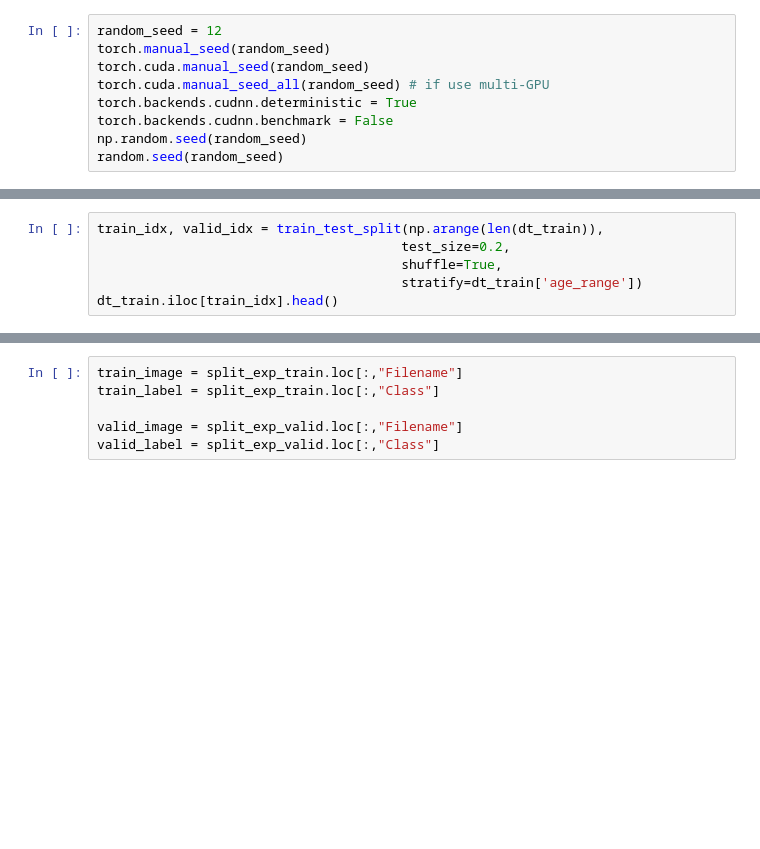
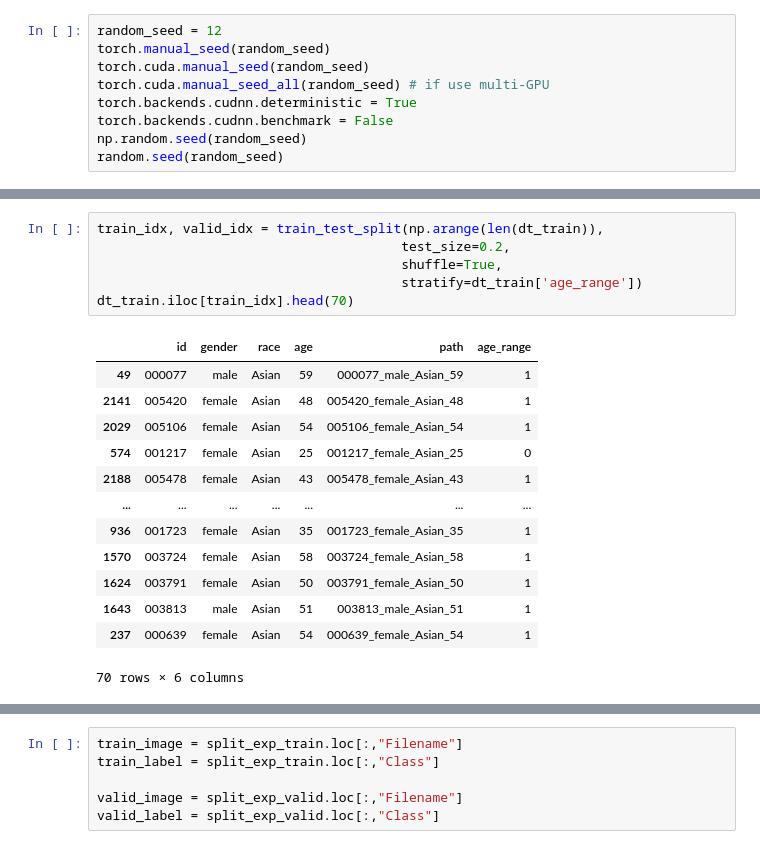
Before and after one commit to boostcampaitech4cv3/level1_imageclassification_cv-level-cv-12, a Jupyter notebook: detection_test.ipynb, the cells around one changed output, grey strips where cells are left out. Cells and saved outputs as stored; diff of their text form; blank space fills up the shorter version.

```diff
--- a/detection_test.ipynb
+++ b/detection_test.ipynb
@@ -50,9 +73,23 @@ dt_train
 # %%
 train_idx, valid_idx = train_test_split(np.arange(len(dt_train)),
                                        test_size=0.2,
                                        shuffle=True,
                                        stratify=dt_train['age_range'])
-dt_train.iloc[train_idx].head()
+dt_train.iloc[train_idx].head(70)
+# %% [output]
+|  | id | gender | race | age | path | age_range |
+| 49 | 000077 | male | Asian | 59 | 000077_male_Asian_59 | 1 |
+| 2141 | 005420 | female | Asian | 48 | 005420_female_Asian_48 | 1 |
+| 2029 | 005106 | female | Asian | 54 | 005106_female_Asian_54 | 1 |
+| 574 | 001217 | female | Asian | 25 | 001217_female_Asian_25 | 0 |
+| 2188 | 005478 | female | Asian | 43 | 005478_female_Asian_43 | 1 |
+| ... | ... | ... | ... | ... | ... | ... |
+| 936 | 001723 | female | Asian | 35 | 001723_female_Asian_35 | 1 |
+| 1570 | 003724 | female | Asian | 58 | 003724_female_Asian_58 | 1 |
+| 1624 | 003791 | female | Asian | 50 | 003791_female_Asian_50 | 1 |
+| 1643 | 003813 | male | Asian | 51 | 003813_male_Asian_51 | 1 |
+| 237 | 000639 | female | Asian | 54 | 000639_female_Asian_54 | 1 |
+70 rows × 6 columns
 # %%
 split_exp_train = exp_train[exp_train['PersonID'].isin(list(dt_train.iloc[train_idx]["id"]))]
 split_exp_valid = exp_train[exp_train['PersonID'].isin(list(dt_train.iloc[valid_idx]["id"]))]
```
Also changed, not shown: parts of 20 cells of this notebook, 4 other files.
